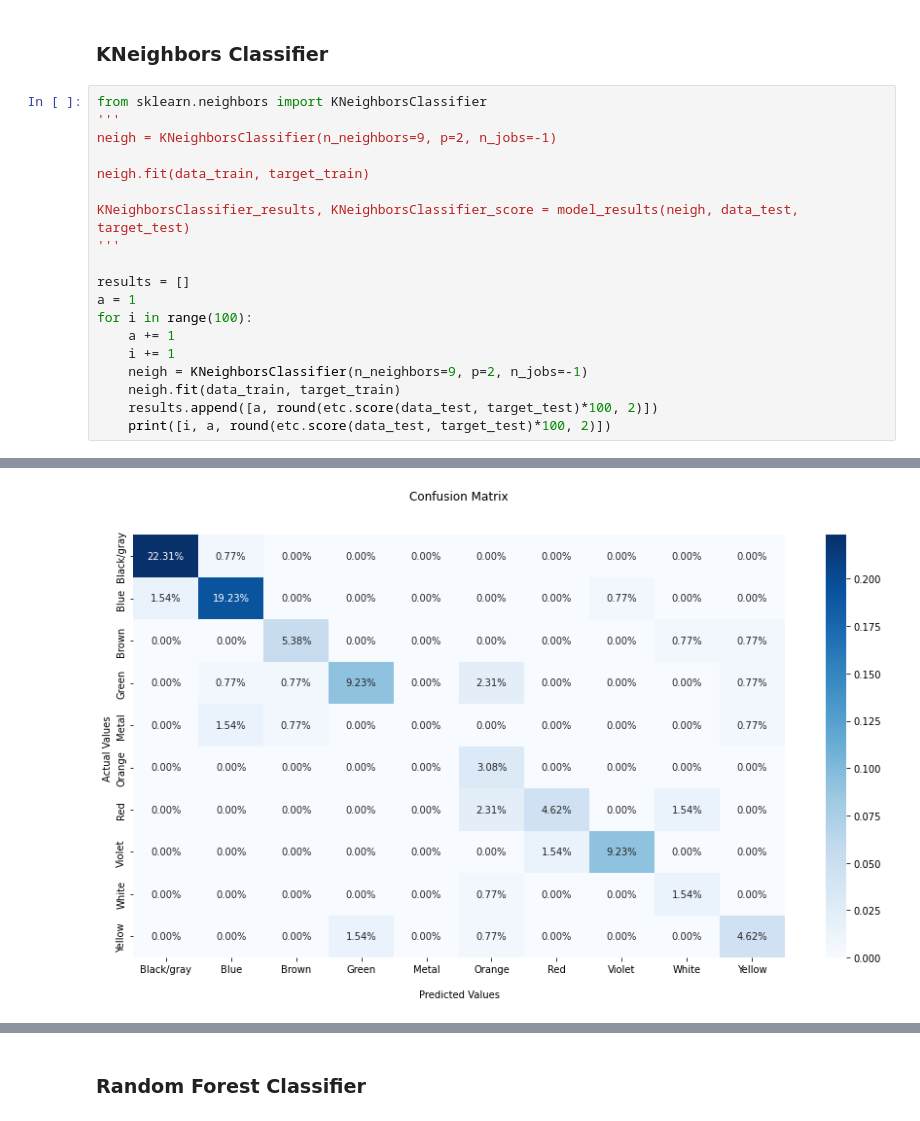
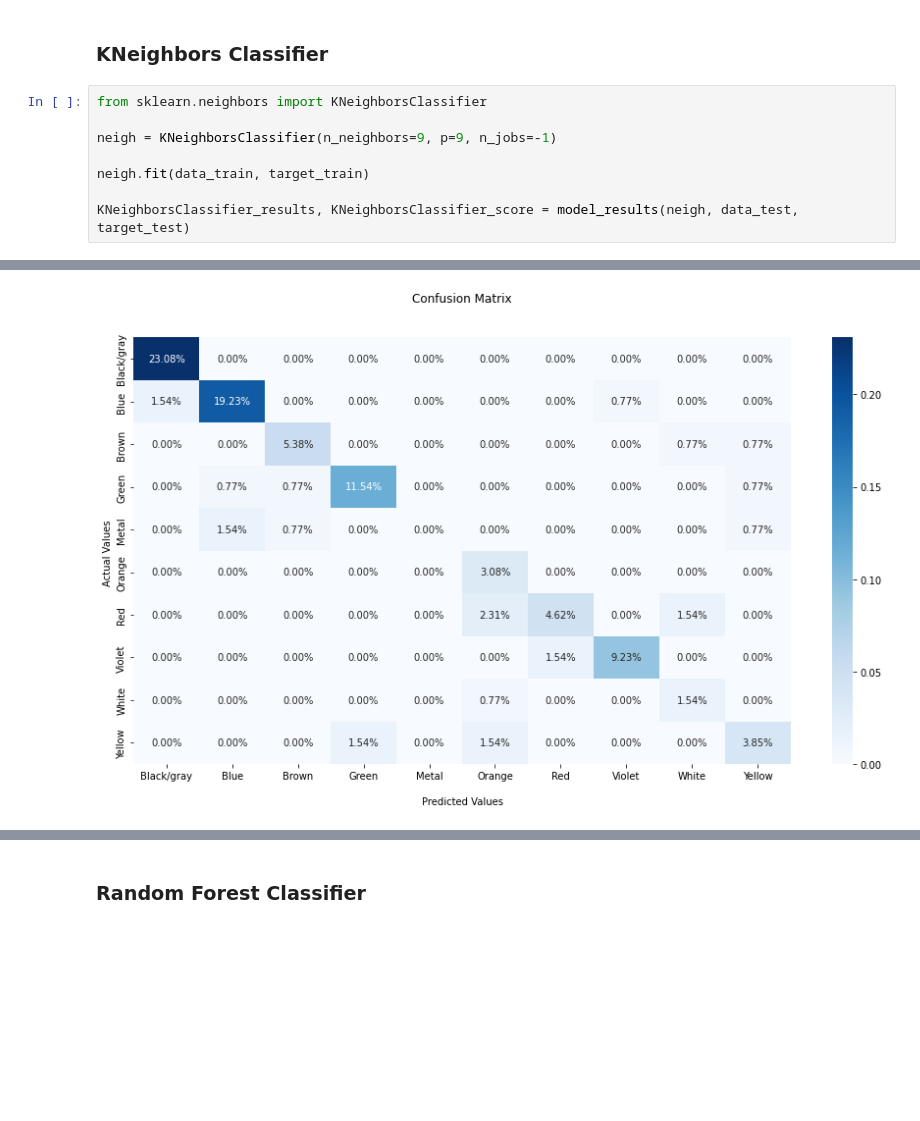
Before and after one commit to Gaboelc/Color-classifier, a Jupyter notebook: data_classification.ipynb, the cells around one changed output, grey strips where cells are left out. Cells and saved outputs as stored; diff of their text form; blank space fills up the shorter version.

```diff
--- a/data_classification.ipynb
+++ b/data_classification.ipynb
@@ -248,23 +248,12 @@ Score obtained by the model: 93.08
 ### KNeighbors Classifier
 # %%
 from sklearn.neighbors import KNeighborsClassifier
-'''
-neigh = KNeighborsClassifier(n_neighbors=9, p=2, n_jobs=-1)
+
+neigh = KNeighborsClassifier(n_neighbors=9, p=9, n_jobs=-1)
 
 neigh.fit(data_train, target_train)
 
 KNeighborsClassifier_results, KNeighborsClassifier_score = model_results(neigh, data_test, target_test)
-'''
-
-results = []
-a = 1
-for i in range(100):
-    a += 1
-    i += 1
-    neigh = KNeighborsClassifier(n_neighbors=9, p=2, n_jobs=-1)
-    neigh.fit(data_train, target_train)
-    results.append([a, round(etc.score(data_test, target_test)*100, 2)])
-    print([i, a, round(etc.score(data_test, target_test)*100, 2)])
 # %% [output]
               precision    recall  f1-score   support
 
@@ -305 +276 @@ Score obtained by the model: 79.23
-[figure, old version]
+[figure, new version]
```
Also changed, not shown: parts of 5 cells of this notebook, 1 other file.
